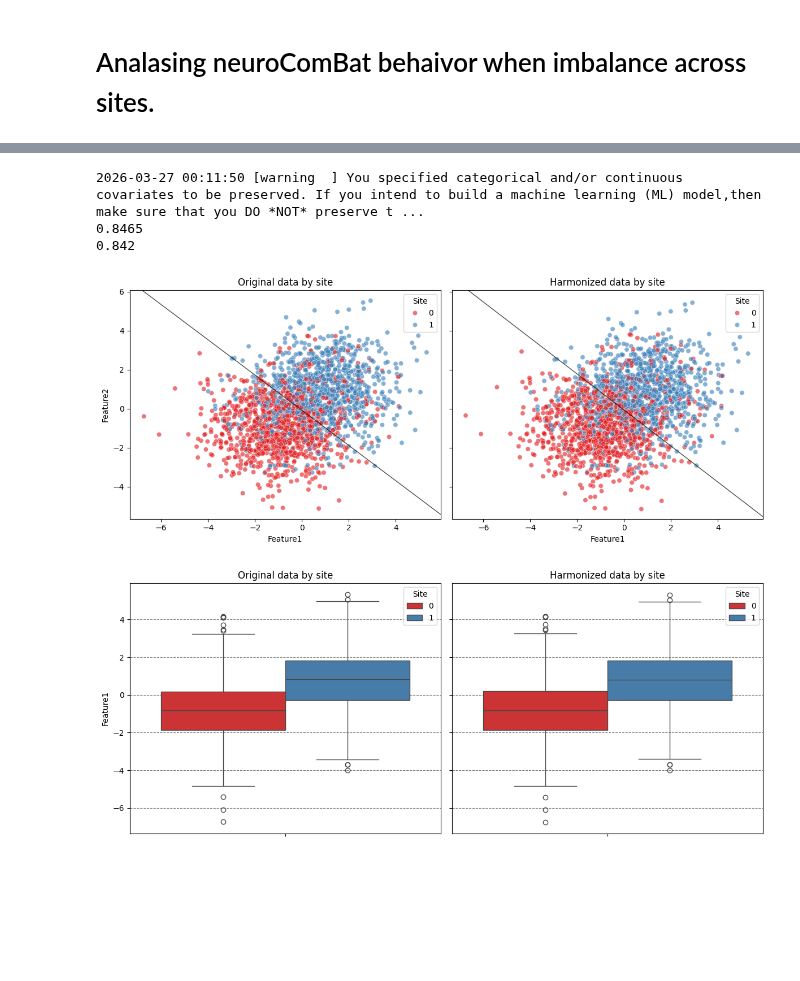
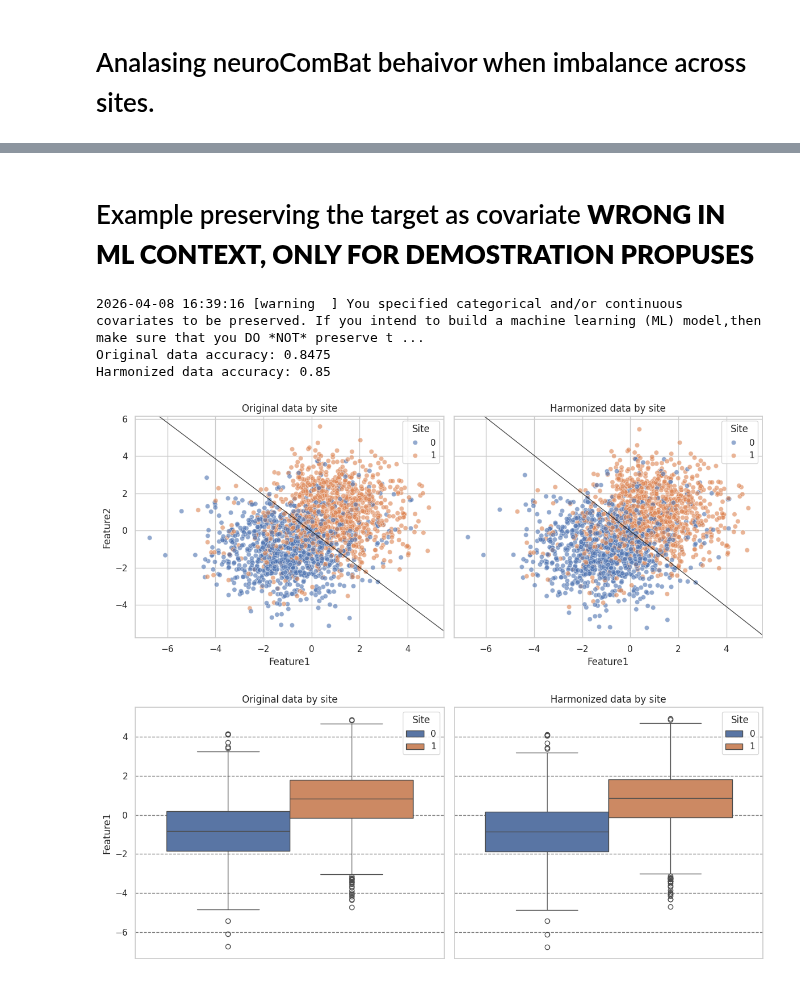
Before and after one commit to N-Nieto/UniHarmony, a Jupyter notebook: examples/combat-based/neuroComBat_imbalance_across_sites.ipynb, the cells around one changed output, grey strips where cells are left out. Saved outputs shown, nothing was run; the diff lists cells and outputs as text; code cells hidden in the pictures; blank space fills up the shorter version.

Commit message:
chore: update combat examples style and fix minor typos. improve explenation

```diff
--- a/examples/combat-based/neuroComBat_imbalance_across_sites.ipynb
+++ b/examples/combat-based/neuroComBat_imbalance_across_sites.ipynb
@@ -1,21 +1,19 @@
 # %% [markdown]
 # Analasing neuroComBat behaivor when imbalance across sites.
 # %%
-import logging
-
 import matplotlib.pyplot as plt
-import numpy as np
 import pandas as pd
 import seaborn as sns
-import structlog
 from sklearn.linear_model import LogisticRegression
 
+from uniharmony._verbose import verbosity
 from uniharmony.combat import NeuroComBat
 from uniharmony.datasets import make_multisite_classification
+from uniharmony.plot import plot_decision_boundary_2d
 
 
-# To only get the necessary info from structlog, we configure it to filter out messages below INFO level.
-structlog.configure(wrapper_class=structlog.make_filtering_bound_logger(logging.INFO))
+sns.set_theme(style="whitegrid")
+verbosity("warning")
 combat = NeuroComBat()
 clf = LogisticRegression()
 # %%
@@ -27,7 +25,6 @@ X, y, sites = make_multisite_classification(
     signal_strength=2,
     site_effect_strength=0,
     balance_per_site=[0.1, 0.9],
-    site_effect_homogeneous=True,
 )
 df = pd.DataFrame({"Target": y, "Site": sites})
 
@@ -90,40 +86,53 @@ plt.tight_layout()
+# %% [markdown]
+# Example preserving the target as covariate **WRONG IN ML CONTEXT, ONLY FOR DEMOSTRATION PROPUSES**
 # %%
 combat = NeuroComBat()
+# This is the key line: we need to include the target variable as a covariate
+# to preserve its relationship with the features during harmonization
+# For ML, this is wrong in two ways. First it leaks information from the test set into the training set.
+# Second, it applies the transformation on the whole dataset, which is not how it would be used in practice.
 X_harmonized = combat.fit_transform(X, sites, categorical_covariates=y.reshape(-1, 1))
 df_orig = pd.DataFrame(X, columns=["Feature1", "Feature2"])
 df_orig["Site"] = sites
 df_orig["Phase"] = "Original"
 
 df_harm = pd.DataFrame(X_harmonized, columns=["Feature1", "Feature2"])
 df_harm["Site"] = sites
 df_harm["Phase"] = "Harmonized"
+
+# Plot data distribution by site before and after harmonization
+fig, axes = plt.subplots(1, 2, figsize=(12, 5), sharex=True, sharey=True)
+sns.scatterplot(data=df_orig, x="Feature1", y="Feature2", hue="Site", alpha=0.6, ax=axes[0])
+axes[0].set_title("Original data by site")
+sns.scatterplot(data=df_harm, x="Feature1", y="Feature2", hue="Site", alpha=0.6, ax=axes[1])
+axes[1].set_title("Harmonized data by site")
+plt.tight_layout()
+
+# Plot decision boundaries before and after harmonization
+# Note that we are fitting and evaluation in the whole dataset, which is not how it would be used in practice.
+# This is just to illustrate the effect of harmonization on the decision boundary.
 clf.fit(X, y)
-print(clf.score(X, y))
-fig, axes = plt.subplots(1, 2, figsize=(12, 5), sharex=True, sharey=True)
-sns.scatterplot(data=df_orig, x="Feature1", y="Feature2", hue="Site", palette="Set1", alpha=0.6, ax=axes[0])
-axes[0].set_title("Original data by site")
-plot_decision_boundery(axes[0], clf)
+print(f"Original data accuracy: {clf.score(X, y)}")
+plot_decision_boundary_2d(axes[0], clf)
 
 clf.fit(X_harmonized, y)
-print(clf.score(X_harmonized, y))
-sns.scatterplot(data=df_harm, x="Feature1", y="Feature2", hue="Site", palette="Set1", alpha=0.6, ax=axes[1])
-axes[1].set_title("Harmonized data by site")
-plot_decision_boundery(axes[1], clf)
+print(f"Harmonized data accuracy: {clf.score(X_harmonized, y)}")
+plot_decision_boundary_2d(axes[1], clf)
 
-plt.tight_layout()
+# Note that the method warns about the categorical variable being preserved.
 # %% [output]
-2026-03-27 00:11:50 [warning  ] You specified categorical and/or continuous covariates to be preserved. If you intend to build a machine learning (ML) model,then make sure that you DO *NOT* preserve t ...
-0.8465
-0.842
+2026-04-08 16:39:16 [warning  ] You specified categorical and/or continuous covariates to be preserved. If you intend to build a machine learning (ML) model,then make sure that you DO *NOT* preserve t ...
+Original data accuracy: 0.8475
+Harmonized data accuracy: 0.85
-[figure, old version]
+[figure, new version]
 # %%
 fig, axes = plt.subplots(1, 2, figsize=(12, 5), sharex=True, sharey=True)
-sns.boxplot(data=df_orig, y="Feature1", hue="Site", palette="Set1", ax=axes[0])
+sns.boxplot(data=df_orig, y="Feature1", hue="Site", ax=axes[0])
 axes[0].set_title("Original data by site")
 axes[0].grid(axis="y", color="black", alpha=0.5, linestyle="--")
-sns.boxplot(data=df_harm, y="Feature1", hue="Site", palette="Set1", ax=axes[1])
+sns.boxplot(data=df_harm, y="Feature1", hue="Site", ax=axes[1])
 axes[1].set_title("Harmonized data by site")
 axes[1].grid(axis="y", color="black", alpha=0.5, linestyle="--")
 plt.tight_layout()
 # %% [output]
-[figure, old version]
+[figure, new version]
```
Also changed, not shown: parts of 4 cells of this notebook, 2 other files.
